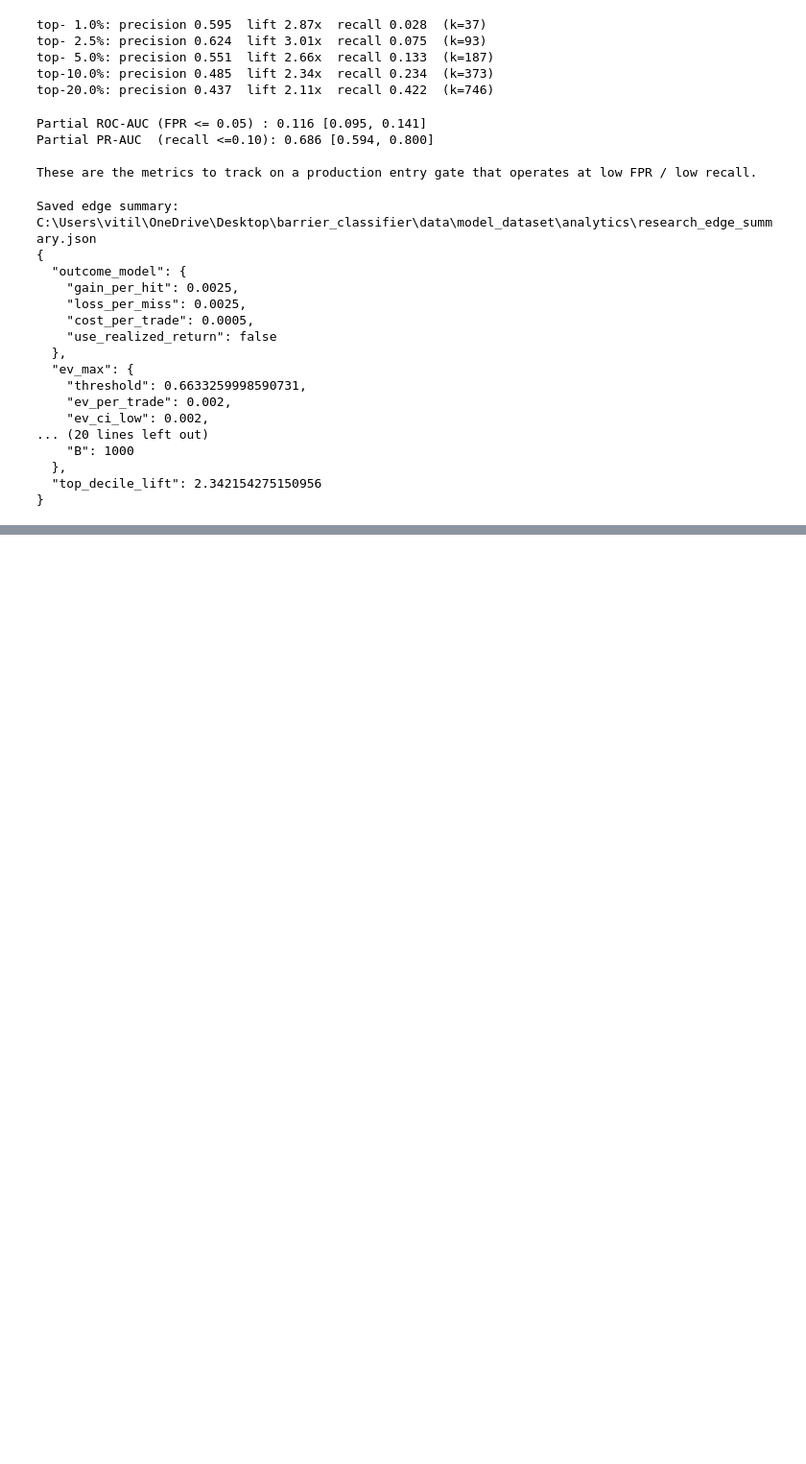
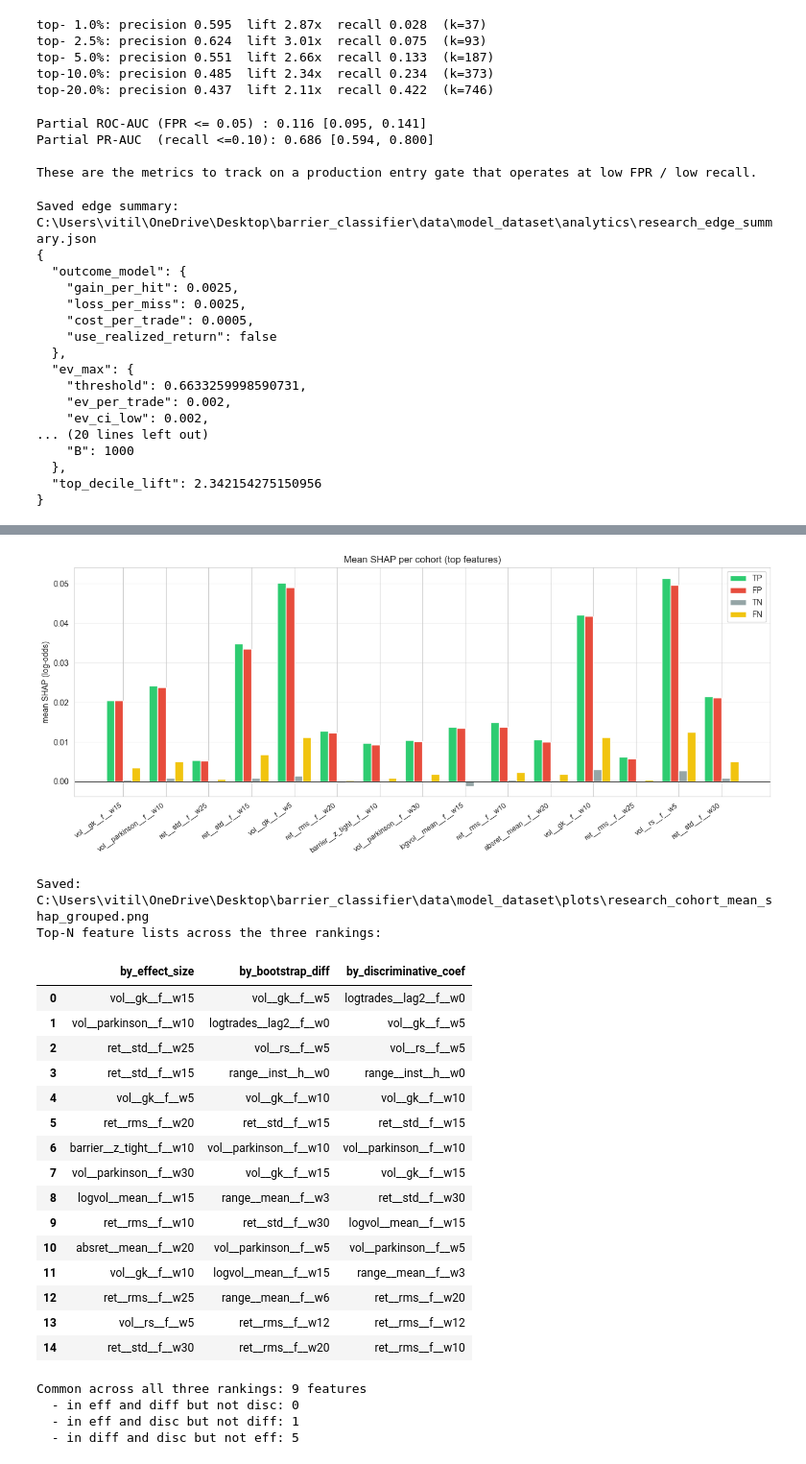
Before and after one commit to VitaIll/barrier_classifier, a Jupyter notebook: notebooks/04_offline_study.ipynb, the cells around one changed output, grey strips where cells are left out. Shown at 96% size. Cells and saved outputs as stored; diff of their text form; code cells hidden in the pictures; blank space fills up the shorter version.

```diff
--- a/notebooks/04_offline_study.ipynb
+++ b/notebooks/04_offline_study.ipynb
@@ -961,0 +1124,52 @@ Subsequent sections land as the corresponding analytics phases are built:
+# %%
+# Grouped barplot: top features by abs effect size, mean SHAP per cohort
+top_features_by_effect = eff.head(TOP_N_FEATURES)["feature"].tolist()
+fig, ax = plt.subplots(figsize=(13, 5.5))
+plot_top_features_grouped_by_cohort(mean_shap_long, top_features_by_effect, ax=ax)
+plt.tight_layout()
+fig.savefig(PLOTS_DIR / "research_cohort_mean_shap_grouped.png", dpi=150)
+plt.show()
+print(f"Saved: {PLOTS_DIR / 'research_cohort_mean_shap_grouped.png'}")
+
+# Compare the three rankings (signed-effect, bootstrap-diff, discriminative)
+top_overlap = pd.DataFrame({
+    "by_effect_size": eff.head(TOP_N_FEATURES)["feature"].tolist(),
+    "by_bootstrap_diff": diff_ci.head(TOP_N_FEATURES)["feature"].tolist(),
+    "by_discriminative_coef": disc.head(TOP_N_FEATURES)["feature"].tolist(),
+})
+print("Top-N feature lists across the three rankings:")
+display(top_overlap)
+
+# Set overlap stats
+set_eff = set(eff.head(TOP_N_FEATURES)["feature"])
+set_diff = set(diff_ci.head(TOP_N_FEATURES)["feature"])
+set_disc = set(disc.head(TOP_N_FEATURES)["feature"])
+print()
+print(f"Common across all three rankings: {len(set_eff & set_diff & set_disc)} features")
+print(f"  - in eff and diff but not disc: {len((set_eff & set_diff) - set_disc)}")
+print(f"  - in eff and disc but not diff: {len((set_eff & set_disc) - set_diff)}")
+print(f"  - in diff and disc but not eff: {len((set_diff & set_disc) - set_eff)}")
+# %% [output]
+[figure, added]
+Saved: C:\Users\vitil\OneDrive\Desktop\barrier_classifier\data\model_dataset\plots\research_cohort_mean_shap_grouped.png
+Top-N feature lists across the three rankings:
+|  | by_effect_size | by_bootstrap_diff | by_discriminative_coef |
+| 0 | vol__gk__f__w15 | vol__gk__f__w5 | logtrades__lag2__f__w0 |
+| 1 | vol__parkinson__f__w10 | logtrades__lag2__f__w0 | vol__gk__f__w5 |
+| 2 | ret__std__f__w25 | vol__rs__f__w5 | vol__rs__f__w5 |
+| 3 | ret__std__f__w15 | range__inst__h__w0 | range__inst__h__w0 |
+| 4 | vol__gk__f__w5 | vol__gk__f__w10 | vol__gk__f__w10 |
+| 5 | ret__rms__f__w20 | ret__std__f__w15 | ret__std__f__w15 |
+| 6 | barrier__z_tight__f__w10 | vol__parkinson__f__w10 | vol__parkinson__f__w10 |
+| 7 | vol__parkinson__f__w30 | vol__gk__f__w15 | vol__gk__f__w15 |
+| 8 | logvol__mean__f__w15 | range__mean__f__w3 | ret__std__f__w30 |
+| 9 | ret__rms__f__w10 | ret__std__f__w30 | logvol__mean__f__w15 |
+| 10 | absret__mean__f__w20 | vol__parkinson__f__w5 | vol__parkinson__f__w5 |
+| 11 | vol__gk__f__w10 | logvol__mean__f__w15 | range__mean__f__w3 |
+| 12 | ret__rms__f__w25 | range__mean__f__w6 | ret__rms__f__w20 |
+| 13 | vol__rs__f__w5 | ret__rms__f__w12 | ret__rms__f__w12 |
+| 14 | ret__std__f__w30 | ret__rms__f__w20 | ret__rms__f__w10 |
+Common across all three rankings: 9 features
+  - in eff and diff but not disc: 0
+  - in eff and disc but not diff: 1
+  - in diff and disc but not eff: 5
```
Also changed, not shown: parts of 13 cells of this notebook, 4 other files.
